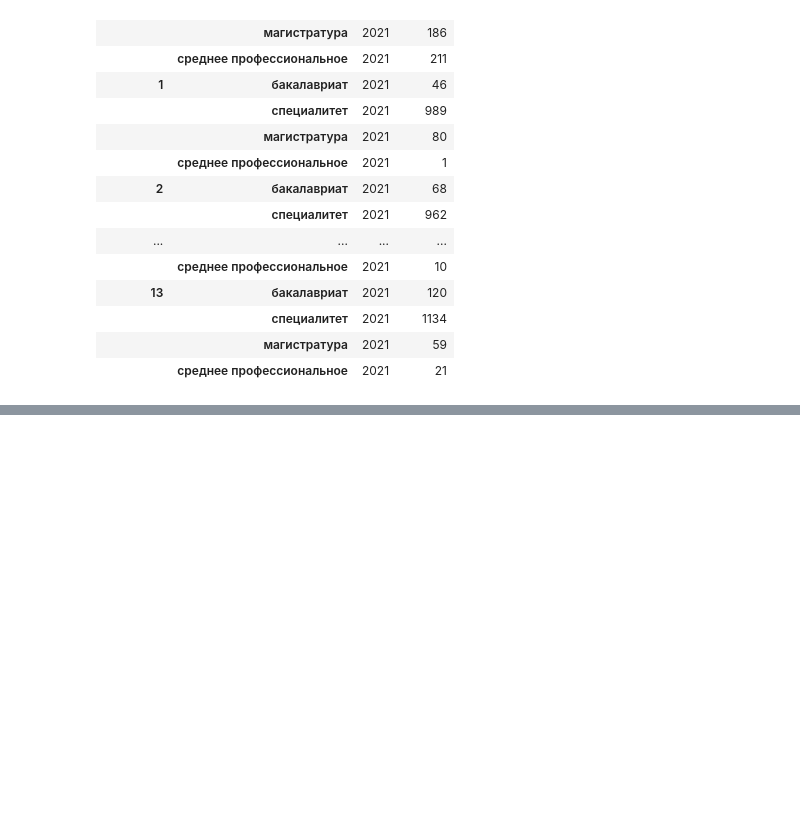
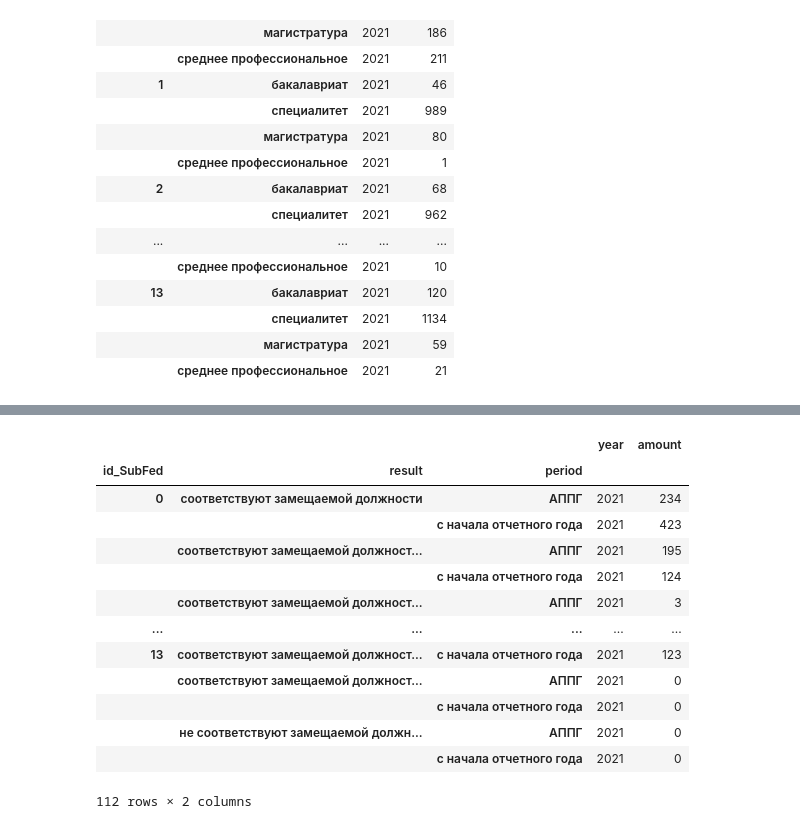
Before and after one commit to Viraremi/ulstu_praktik, a Jupyter notebook: func_test.ipynb, the cells around one changed output, grey strips where cells are left out. Drawn from its saved outputs; the diff is of its cells as text; code cells hidden in the pictures; blank space fills up the shorter version.

```diff
--- a/func_test.ipynb
+++ b/func_test.ipynb
@@ -322,23 +352,39 @@ df.insert(0, 'year', 2021)
 # %%
 #Attestation
 result = [
     'соответствуют замещаемой должности',
     'соответствуют замещаемой должности и рекомендованы к включению в кадровый резерв',
     'соответствуют замещаемой должности при условии успешного получения дополнительного профессионального образования',
     'не соответствуют замещаемой должности'
 ]
 period = [
     'АППГ',
     'с начала отчетного года'
 ]
 
-df = pd.read_excel('2021x.xlsx', sheet_name='14. Аттестация', header=None)
+df = pd.read_excel('data_xlsx/2022_full.xlsx', sheet_name='14. Аттестация', header=None)
 df = df.iloc[6:20, 4:12]
 df = df.stack().reset_index(drop=True).to_frame()
 m_id = pd.MultiIndex.from_product([id_SubFed, result, period], names=['id_SubFed', 'result', 'period'])
 df = df.set_axis(m_id, axis=0)
 df = df.rename(columns={0: 'amount'})
 df.insert(0, 'year', 2021)
+df
+# %% [output]
+|  |  |  | year | amount |
+| id_SubFed | result | period |  |  |
+| 0 | соответствуют замещаемой должности | АППГ | 2021 | 234 |
+|  |  | с начала отчетного года | 2021 | 423 |
+|  | соответствуют замещаемой должност... | АППГ | 2021 | 195 |
+|  |  | с начала отчетного года | 2021 | 124 |
+|  | соответствуют замещаемой должност... | АППГ | 2021 | 3 |
+| ... | ... | ... | ... | ... |
+| 13 | соответствуют замещаемой должност... | с начала отчетного года | 2021 | 123 |
+|  | соответствуют замещаемой должност... | АППГ | 2021 | 0 |
+|  |  | с начала отчетного года | 2021 | 0 |
+|  | не соответствуют замещаемой должн... | АППГ | 2021 | 0 |
+|  |  | с начала отчетного года | 2021 | 0 |
+112 rows × 2 columns
 # %%
 #Ranks
 appointmentReason = [
```
Also changed, not shown: parts of 9 cells of this notebook, 25 other files.
